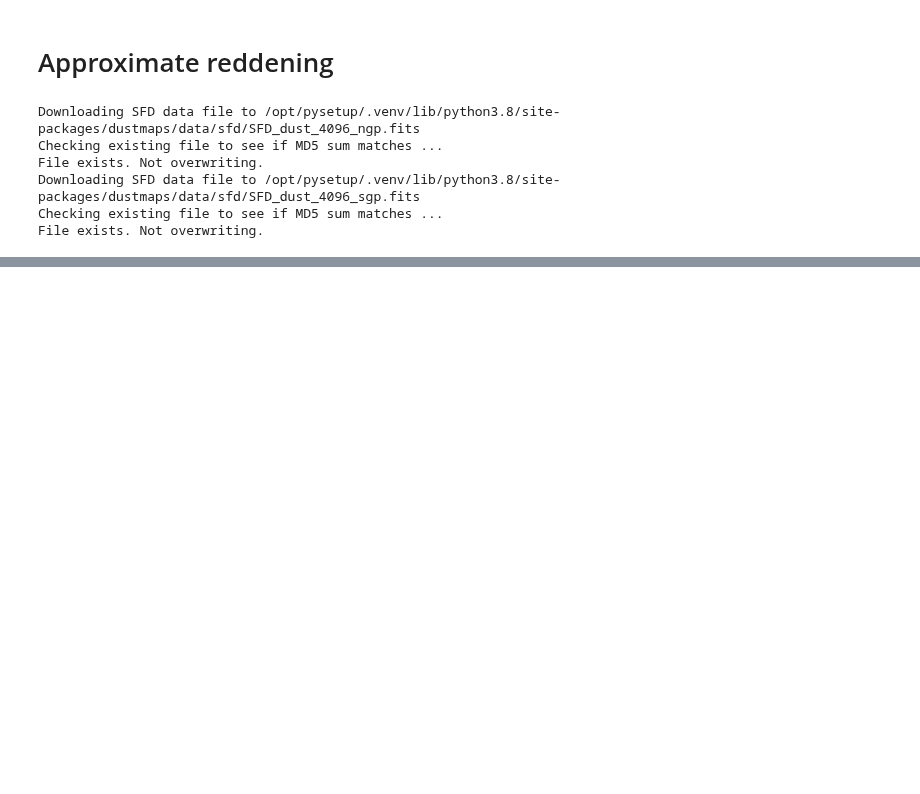
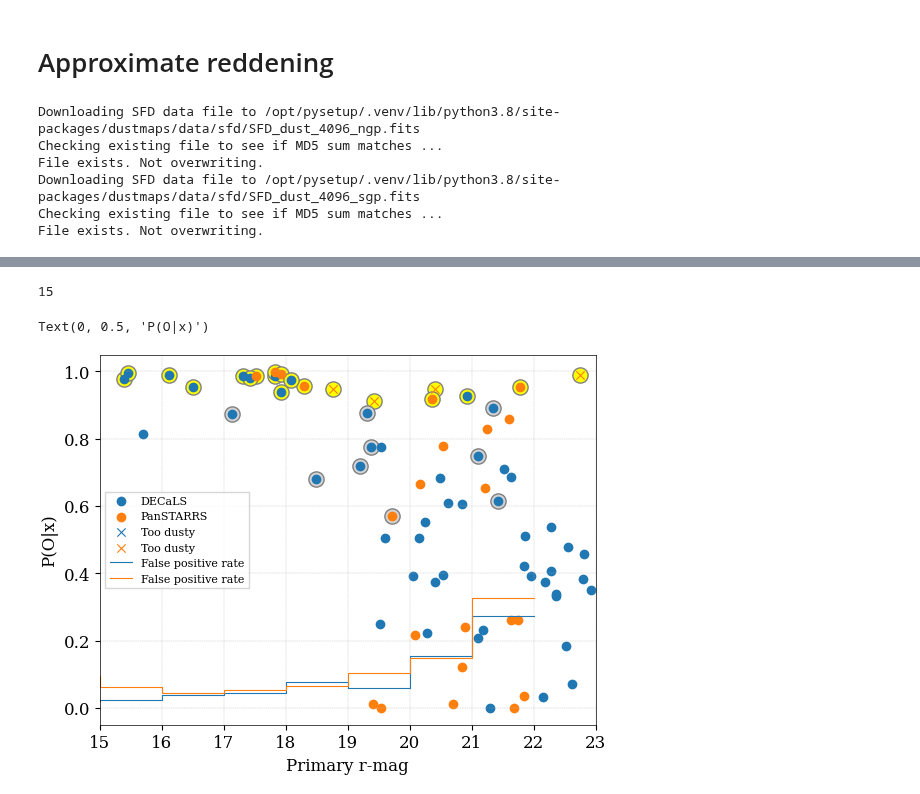
Before and after one commit to leungcalvin/kko_host_paper, a Jupyter notebook: plot_scripts/macquart.ipynb, the cells around one changed output, grey strips where cells are left out. Cells and saved outputs as stored; diff of their text form; code cells hidden in the pictures; blank space fills up the shorter version.

Commit message:
highlight gold and silver samples

```diff
--- a/plot_scripts/macquart.ipynb
+++ b/plot_scripts/macquart.ipynb
@@ -835,26 +761,43 @@ fp_fraction --> A list of FP fraction of shape: (len(mag_bin_centers), len(P_Ox_
 # %%
 plt.style.use('/arc/home/calvin/kko_host_paper/plot_scripts/paper_sty.mplstyle')
+# %%
+np.sum(gold_only)
+# %% [output]
+15
 # %%
+gold_with_dusties = final['primary_P_Ox'] > 0.9
+silver_with_dusties = ((final['primary_P_Ox'] + final['secondary_P_Ox']) > 0.9) * (final['primary_P_Ox'] < 0.9)
+
 plt.figure()
 in_dec = np.array(['DEC' in str(f) for f in final['primary_id']]) * (final['primary_z_spec'] != -2)
 in_pan = np.array(['Pan' in str(f) for f in final['primary_id']]) * (final['primary_z_spec'] != -2)
 in_dec_dusty = np.array(['DEC' in str(f) for f in final['primary_id']]) * (final['primary_z_spec'] == -2)
 in_pan_dusty = np.array(['Pan' in str(f) for f in final['primary_id']]) * (final['primary_z_spec'] == -2)
 plt.scatter(final['primary_mag'][in_dec],final['primary_P_Ox'][in_dec],label = 'DECaLS')
 plt.scatter(final['primary_mag'][in_pan],final['primary_P_Ox'][in_pan],label = 'PanSTARRS')
 plt.scatter(final['primary_mag'][in_dec_dusty],final['primary_P_Ox'][in_dec_dusty],label = 'Too dusty',marker = 'x',color = 'C0')
 plt.scatter(final['primary_mag'][in_pan_dusty],final['primary_P_Ox'][in_pan_dusty],label = 'Too dusty',marker = 'x',color = 'C1')
+
+
+plt.scatter(final['primary_mag'][gold_with_dusties],final['primary_P_Ox'][gold_with_dusties],
+            marker = 'o',s = 120,color = 'yellow',zorder = -1,edgecolor = 'gray')
+plt.scatter(final['primary_mag'][silver_with_dusties],final['primary_P_Ox'][silver_with_dusties],
+            marker = 'o',s = 120,color = 'lightgray',zorder = -1,edgecolor = 'gray')
+
 
 plt.step(decals_fpf['mag_bin_centers'],decals_fpf['fp_fraction'][:,-1],color = 'C0',label = 'False positive rate')
 plt.step(panstarrs_fpf['mag_bin_centers'],panstarrs_fpf['fp_fraction'][:,-1],color = 'C1',label = 'False positive rate')
 plt.xlim(15,23)
 #plt.ylim(0.9,1.0)
 plt.legend(loc='center left')
 #for ev_id,row in final.iterrows():
 #    plt.text(row['primary_mag'],row['primary_P_Ox'],s = f"{ev_id}")
 plt.xlabel('Primary r-mag')
 plt.ylabel('P(O|x)')
 plt.savefig('/arc/home/calvin/kko_host_paper/figures/pox_vs_rmag.pdf',dpi=150)
+# %% [output]
+Text(0, 0.5, 'P(O|x)')
+[figure, added]
 # %%
 plt.figure()
 plt.scatter(final['primary_P_Ox'],final['secondary_P_Ox'])
```
Also changed, not shown: parts of 11 cells of this notebook, 1 other file.
